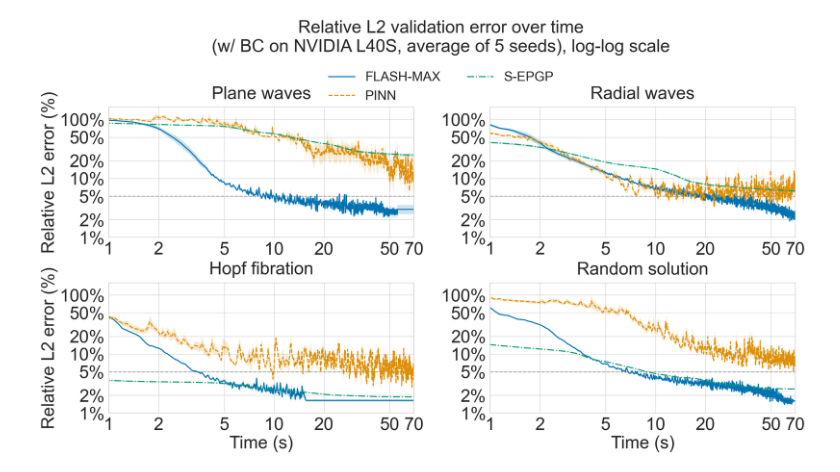
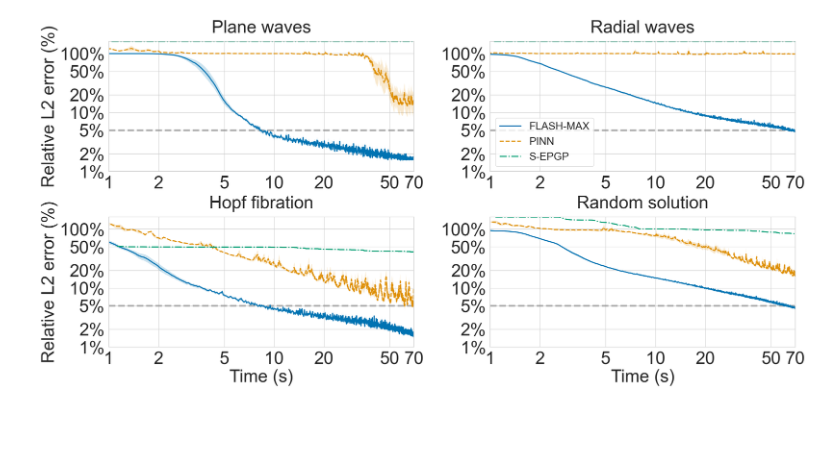
Before and after one commit to ddegenaro/flash-max, a Jupyter notebook: timing_plots.ipynb, the cells around one changed output. Drawn from its saved outputs; the diff is of its cells as text; code cells hidden in the pictures; blank space fills up the shorter version.

Commit message:
plots

```diff
--- a/timing_plots.ipynb
+++ b/timing_plots.ipynb
@@ -54,7 +54,7 @@ exps = {
 }
 
 settings = {
-    'add_bc': False,
+    'add_bc': True,
     'use_cpu': False
 }
 
@@ -210,7 +210,7 @@ for i, (soln_num, title) in enumerate(zip(soln_nums, titles)):
 
     # Gray reference line at 5%
     thresh = 5 if not log else np.log(5)
-    ax.axhline(y=thresh, color='gray', linewidth=2.0, linestyle='--', alpha=0.6, zorder=1)
+    ax.axhline(y=thresh, color='gray', linewidth=4.0, linestyle='--', alpha=0.6, zorder=1)
 
     for color, line_style, data, label in zip(colors, line_styles, datas, labels):
         x_values, y_smooth, y_std = data
@@ -234,52 +234,51 @@ for i, (soln_num, title) in enumerate(zip(soln_nums, titles)):
         )
 
     ax.set_title(title, pad=20)
     ax.set_ylim(0, max_err)
     ax.set_xlim(np.log(1) if log else 0, max_time)
 
     if row == 1:
         ax.set_xlabel("Time (s)")
     else:
         ax.set_xlabel("")
 
     if col == 0:
         ax.set_ylabel("Relative L2 error (%)")
     else:
         ax.set_ylabel("")
 
+    if row == 0 and col == 1:
+        handles, labels_ = axes[0].get_legend_handles_labels()
+        ax.legend(
+            handles,
+            labels_,
+            loc='lower left',
+            fontsize=lfs - 6,
+            frameon=True
+        )
+
     ax.set_yticks(yticks)  # yticks = np.log([20, 40, ..., 160])
     ax.set_yticklabels([f'{v:.0f}%' for v in ytick_vals])
 
     ax.set_xticks(xticks)  # xticks = np.log([10, 20, ..., 70])
     ax.set_xticklabels([f'{v:.0f}' for v in xtick_vals])
 
     # Make the plot area taller than wide via aspect — 'box' keeps axes box fixed
     # ax.set_aspect(max_time / max_err * 0.75, adjustable='box')  # <1 = taller than wide
 
-if log:
-    fig.suptitle(
-        'Relative L2 validation error over time\n(w/ BC on NVIDIA L40S, average of 5 seeds), log-log scale',
-        fontsize=fs, y=1.1
-    )
-else:
-    fig.suptitle(
-        'Relative L2 validation error over time\n(w/ BC on NVIDIA L40S, average of 5 seeds)',
-        fontsize=fs, y=1.1
-    )
-
-handles, labels_ = axes[0].get_legend_handles_labels()
-fig.legend(
-    handles,
-    labels_,
-    loc='upper center',
-    bbox_to_anchor=(0.5, 1.0),
-    ncol=2,
-    fontsize=lfs,
-    frameon=False
-)
+# if log:
+#     fig.suptitle(
+#         'Relative L2 validation error over time\n(w/ BC on NVIDIA L40S, average of 5 seeds), log-log scale',
+#         fontsize=fs, y=1.1
+#     )
+# else:
+#     fig.suptitle(
+#         'Relative L2 validation error over time\n(w/ BC on NVIDIA L40S, average of 5 seeds)',
+#         fontsize=fs, y=1.1
+#     )
 
 plt.tight_layout(pad=1.0)
 plt.savefig(f"timing_plots_bc_{settings['add_bc']}.pdf", bbox_inches='tight')
 plt.show()
 # %% [output]
-[figure, old version]
+[figure, new version]
```
Also changed, not shown: 5 other files.
